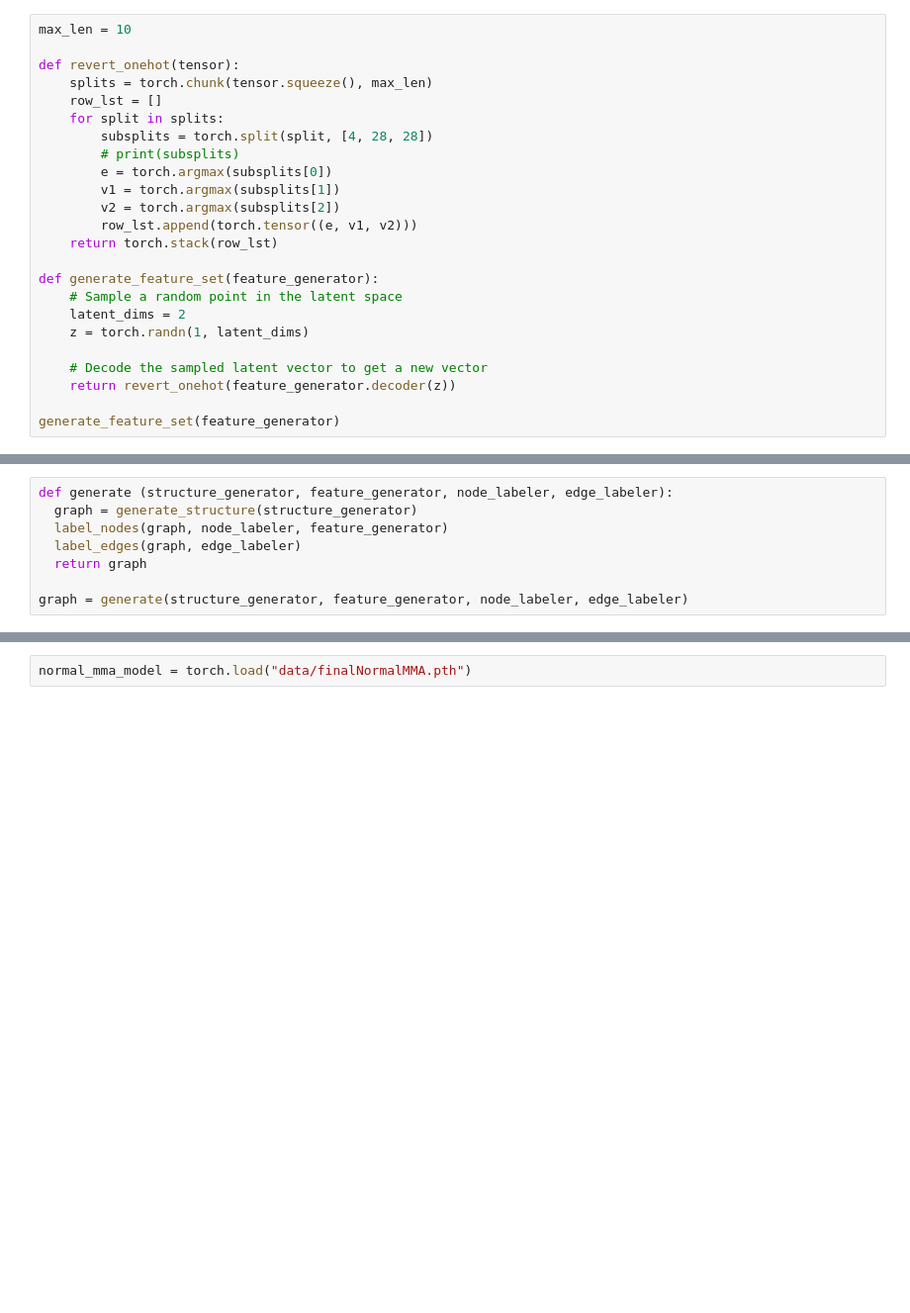
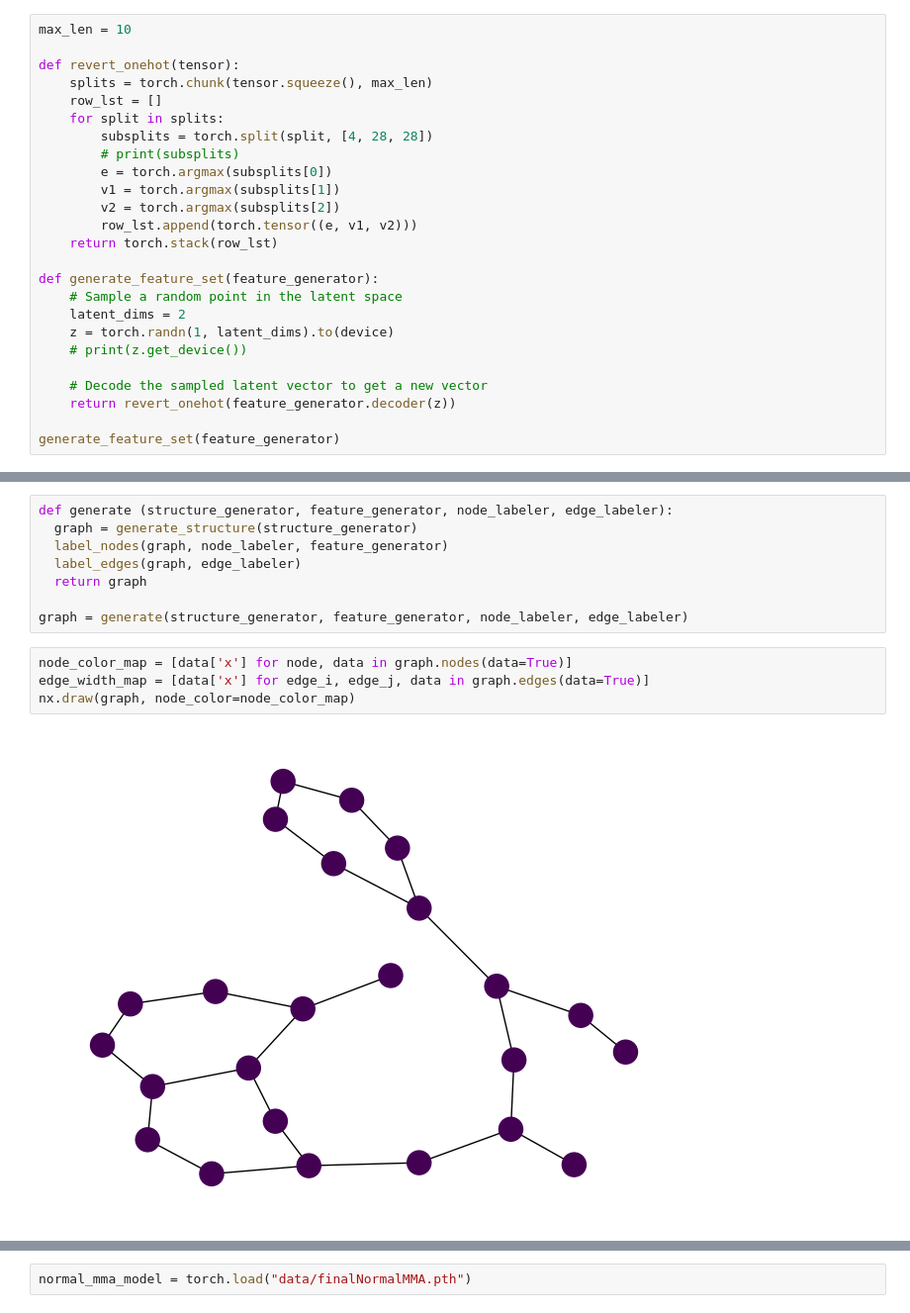
Before and after one commit to Menezmic21/COMP459GraphGenerator, a Jupyter notebook: Generator.ipynb, the cells around one changed output, grey strips where cells are left out. Shown at 99% size. Cells and saved outputs as stored; diff of their text form; blank space fills up the shorter version.

```diff
--- a/Generator.ipynb
+++ b/Generator.ipynb
@@ -128,7 +178,8 @@ def revert_onehot(tensor):
 def generate_feature_set(feature_generator):
     # Sample a random point in the latent space
     latent_dims = 2
-    z = torch.randn(1, latent_dims)
+    z = torch.randn(1, latent_dims).to(device)
+    # print(z.get_device())
 
     # Decode the sampled latent vector to get a new vector
     return revert_onehot(feature_generator.decoder(z))
@@ -236,3 +301,9 @@ def generate (structure_generator, feature_generator, node_labeler, edge_labeler
   return graph
 
 graph = generate(structure_generator, feature_generator, node_labeler, edge_labeler)
+# %%
+node_color_map = [data['x'] for node, data in graph.nodes(data=True)]
+edge_width_map = [data['x'] for edge_i, edge_j, data in graph.edges(data=True)]
+nx.draw(graph, node_color=node_color_map)
+# %% [output]
+[figure, added]
```
Also changed, not shown: parts of 14 cells of this notebook, 4 other files.
